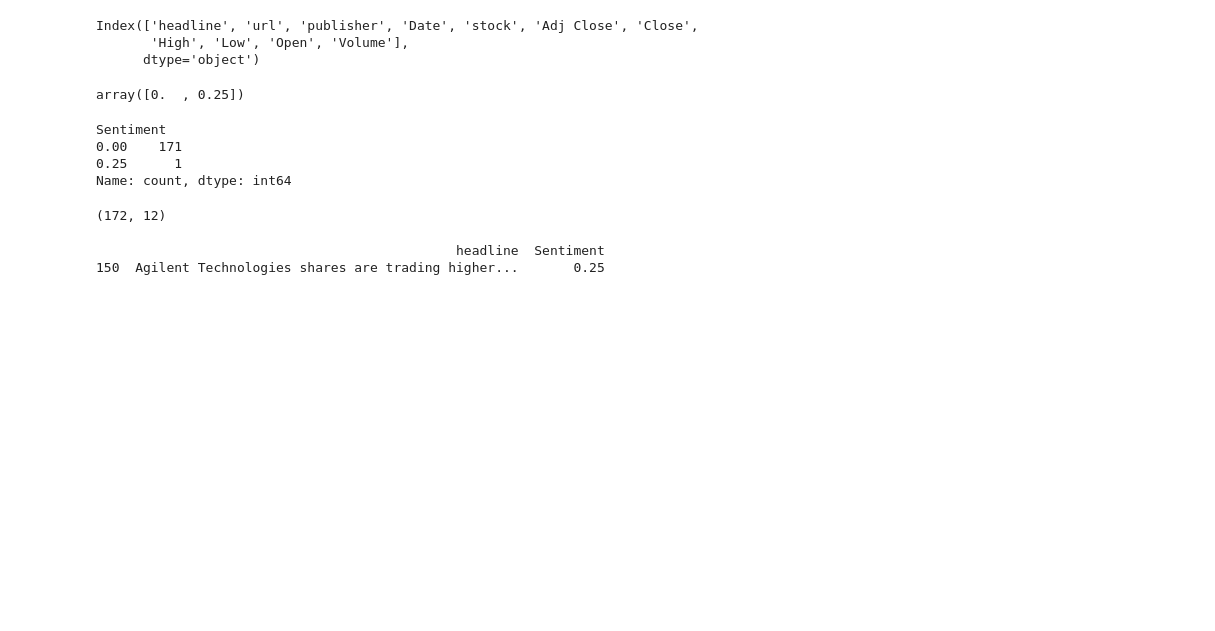
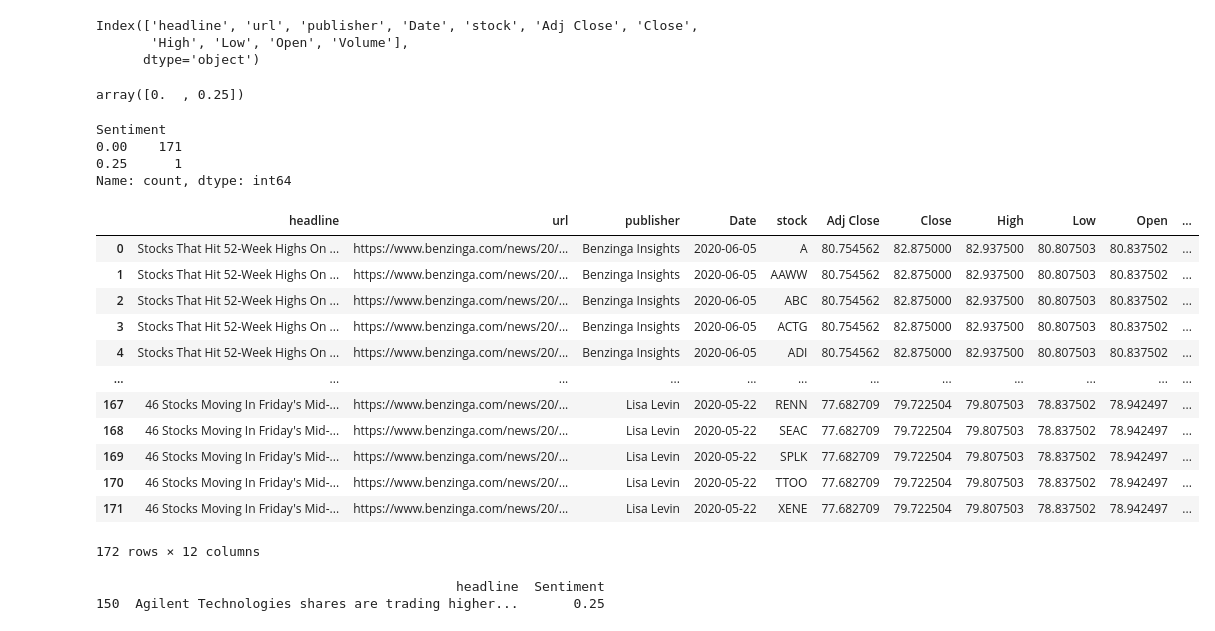
Before and after one commit to amare1990/stock-market-analysis, a Jupyter notebook: notebooks/stock_sentiment_movement.ipynb, the cells around one changed output. Cells and saved outputs as stored; diff of their text form; code cells hidden in the pictures; blank space fills up the shorter version.

```diff
--- a/notebooks/stock_sentiment_movement.ipynb
+++ b/notebooks/stock_sentiment_movement.ipynb
@@ -169,9 +169,21 @@ Sentiment
 0.25      1
 Name: count, dtype: int64
 # %%
-analysis.merged_data.shape
+analysis.merged_data
 # %% [output]
+|  | headline | url | publisher | Date | stock | Adj Close | Close | High | Low | Open | ... |
+| 0 | Stocks That Hit 52-Week Highs On ... | https://www.benzinga.com/news/20/... | Benzinga Insights | 2020-06-05 | A | 80.754562 | 82.875000 | 82.937500 | 80.807503 | 80.837502 | ... |
+| 1 | Stocks That Hit 52-Week Highs On ... | https://www.benzinga.com/news/20/... | Benzinga Insights | 2020-06-05 | AAWW | 80.754562 | 82.875000 | 82.937500 | 80.807503 | 80.837502 | ... |
+| 2 | Stocks That Hit 52-Week Highs On ... | https://www.benzinga.com/news/20/... | Benzinga Insights | 2020-06-05 | ABC | 80.754562 | 82.875000 | 82.937500 | 80.807503 | 80.837502 | ... |
+| 3 | Stocks That Hit 52-Week Highs On ... | https://www.benzinga.com/news/20/... | Benzinga Insights | 2020-06-05 | ACTG | 80.754562 | 82.875000 | 82.937500 | 80.807503 | 80.837502 | ... |
+| 4 | Stocks That Hit 52-Week Highs On ... | https://www.benzinga.com/news/20/... | Benzinga Insights | 2020-06-05 | ADI | 80.754562 | 82.875000 | 82.937500 | 80.807503 | 80.837502 | ... |
+| ... | ... | ... | ... | ... | ... | ... | ... | ... | ... | ... | ... |
+| 167 | 46 Stocks Moving In Friday's Mid-... | https://www.benzinga.com/news/20/... | Lisa Levin | 2020-05-22 | RENN | 77.682709 | 79.722504 | 79.807503 | 78.837502 | 78.942497 | ... |
+| 168 | 46 Stocks Moving In Friday's Mid-... | https://www.benzinga.com/news/20/... | Lisa Levin | 2020-05-22 | SEAC | 77.682709 | 79.722504 | 79.807503 | 78.837502 | 78.942497 | ... |
+| 169 | 46 Stocks Moving In Friday's Mid-... | https://www.benzinga.com/news/20/... | Lisa Levin | 2020-05-22 | SPLK | 77.682709 | 79.722504 | 79.807503 | 78.837502 | 78.942497 | ... |
+| 170 | 46 Stocks Moving In Friday's Mid-... | https://www.benzinga.com/news/20/... | Lisa Levin | 2020-05-22 | TTOO | 77.682709 | 79.722504 | 79.807503 | 78.837502 | 78.942497 | ... |
+| 171 | 46 Stocks Moving In Friday's Mid-... | https://www.benzinga.com/news/20/... | Lisa Levin | 2020-05-22 | XENE | 77.682709 | 79.722504 | 79.807503 | 78.837502 | 78.942497 | ... |
-(172, 12)
+172 rows × 12 columns
 # %%
 # Filter the merged_data to get rows where Sentiment is 0.25
 headlines_with_sentiment_025 = analysis.merged_data[analysis.merged_data['Sentiment'] == 0.25]
```
Also changed, not shown: parts of 3 cells of this notebook, 1 other file.
